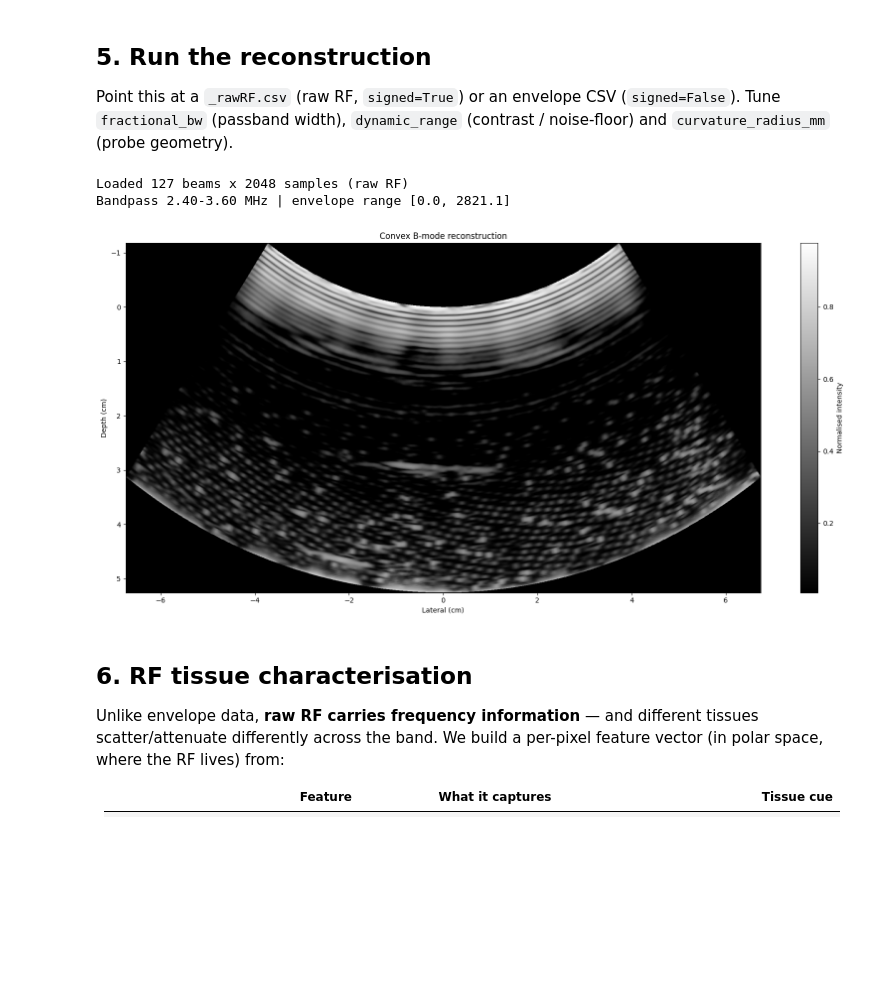
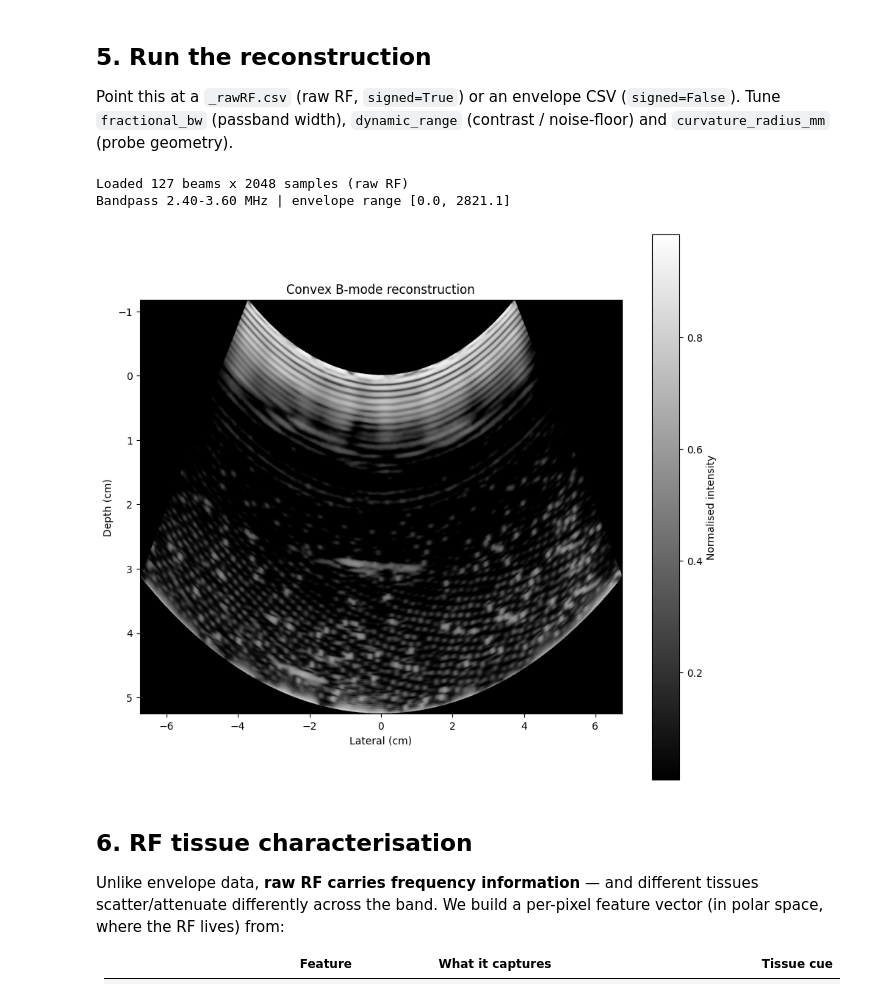
Before and after one commit to msahitya14/RF2ultrasound, a Jupyter notebook: rawrfdata.ipynb, the cells around one changed output. Saved outputs shown, nothing was run; the diff lists cells and outputs as text; code cells hidden in the pictures; blank space fills up the shorter version.

Commit message:
Stretched image for better visualisation

```diff
--- a/rawrfdata.ipynb
+++ b/rawrfdata.ipynb
@@ -181,8 +181,13 @@ envelope and geometry instead of recomputing them.
 def reconstruct(filepath, signed=True, center_freq=CENTER_FREQ, fractional_bw=0.4,
                 dynamic_range=45, tgc_exponent=1.5,
                 sector_angle_deg=SECTOR_DEG, curvature_radius_mm=RCURV_MM,
-                fs=FS, c=C, output_resolution=(1024, 1024)):
-    '''Full RF/envelope -> displayed B-mode. Returns a dict of all intermediates.'''
+                fs=FS, c=C, output_resolution=(1600, 1024)):
+    '''Full RF/envelope -> displayed B-mode. Returns a dict of all intermediates.
+
+    output_resolution is (rows=depth, cols=lateral). Depth carries far more native
+    detail (samples) than lateral (beams), so a taller grid lets the scan converter
+    interpolate more rows between samples for a smoother axial image.
+    '''
     data = load_rf_csv(filepath, signed=signed)
     print(f"Loaded {data.shape[0]} beams x {data.shape[1]} samples "
           f"({'raw RF' if signed else 'envelope'})")
@@ -209,12 +214,20 @@ def reconstruct(filepath, signed=True, center_freq=CENTER_FREQ, fractional_bw=0.
                 output_resolution=output_resolution)
 
 
-def show_bmode(res, title="Convex B-mode reconstruction"):
-    '''Display a reconstruction dict's B-mode with cm axes.'''
+def show_bmode(res, title="Convex B-mode reconstruction", depth_stretch=1.6):
+    '''Display a reconstruction dict's B-mode with cm axes.
+
+    depth_stretch (>1) exaggerates the depth axis so the rich axial detail is
+    easier to read. It is a pure display scaling -- the cm tick values stay
+    physically correct, only the on-screen proportions change.
+    '''
     ext = res["extent"]
-    aspect = (ext[1] - ext[0]) / (ext[2] - ext[3])
-    fig, ax = plt.subplots(figsize=(max(8 * aspect, 4), 8))
-    im = ax.imshow(res["bmode_cart"], cmap="gray", extent=ext, aspect="auto")
+    x_span = ext[1] - ext[0]
+    y_span = ext[2] - ext[3]
+    fig_w = 9
+    fig_h = max(fig_w * (y_span * depth_stretch) / x_span, 4)
+    fig, ax = plt.subplots(figsize=(fig_w, fig_h))
+    im = ax.imshow(res["bmode_cart"], cmap="gray", extent=ext, aspect=depth_stretch)
     ax.set_xlabel("Lateral (cm)"); ax.set_ylabel("Depth (cm)"); ax.set_title(title)
     fig.colorbar(im, ax=ax, label="Normalised intensity")
     fig.tight_layout(); plt.show()
@@ -227,22 +240,22 @@ Point this at a `_rawRF.csv` (raw RF, `signed=True`) or an envelope CSV
 # %%
 RAW_FILE = "frame_20260328_070217_4784_0001_rawRF.csv"
 
 res = reconstruct(
     RAW_FILE,
     signed=True,
     center_freq=3e6,        # probe centre frequency
     fractional_bw=0.4,      # passband 2.4-3.6 MHz
     dynamic_range=45,       # contrast / noise-floor in dB
     tgc_exponent=1.5,
     sector_angle_deg=70,
     curvature_radius_mm=65,
-    output_resolution=(1024, 1024),
+    output_resolution=(1600, 1024),   # (depth rows, lateral cols): tall grid -> more axial detail
 )
-show_bmode(res)
+show_bmode(res, depth_stretch=1.8)    # >1 stretches depth on screen for easier reading
 # %% [output]
 Loaded 127 beams x 2048 samples (raw RF)
 Bandpass 2.40-3.60 MHz | envelope range [0.0, 2821.1]
-[figure, old version]
+[figure, new version]
 # %% [markdown]
 ## 6. RF tissue characterisation
 
```
